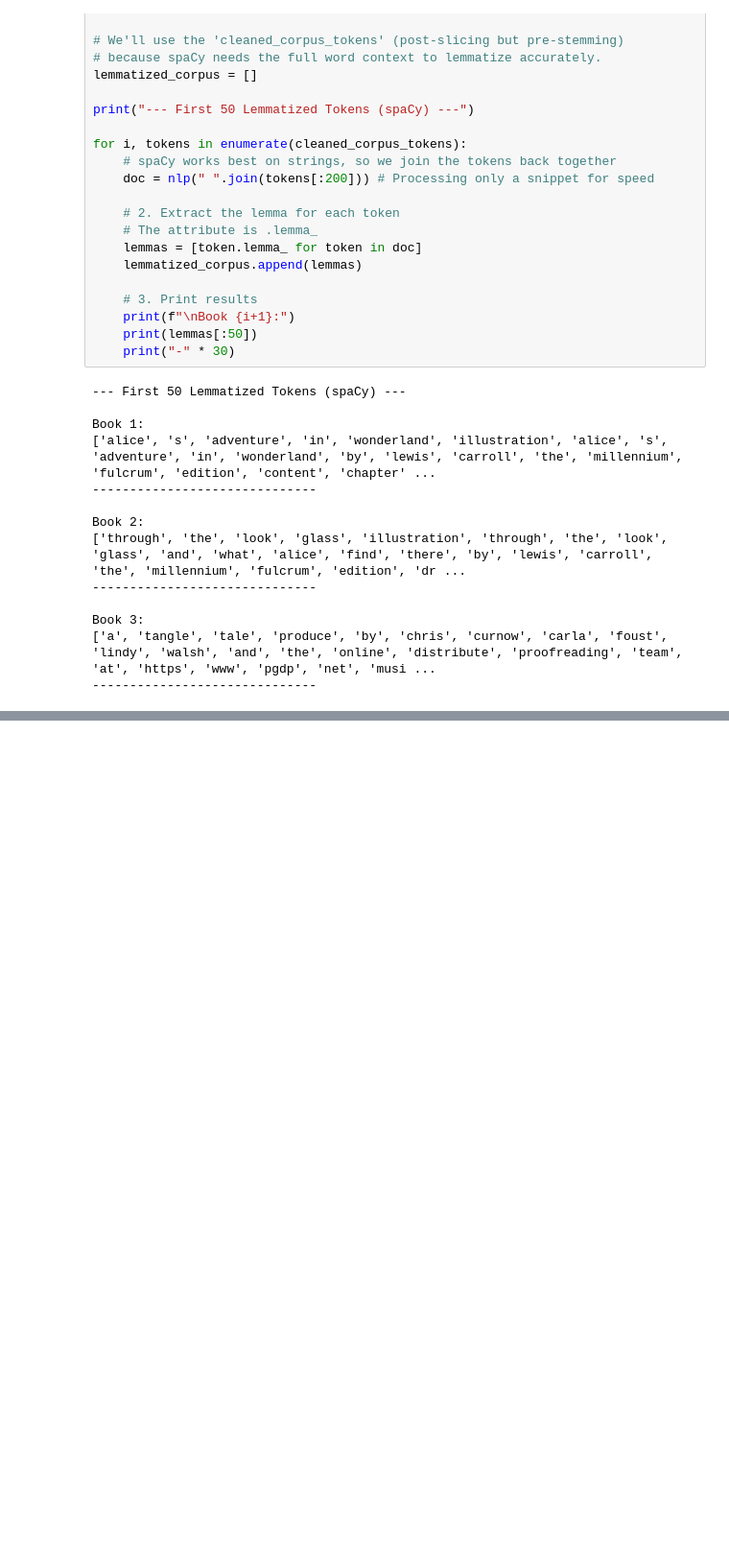
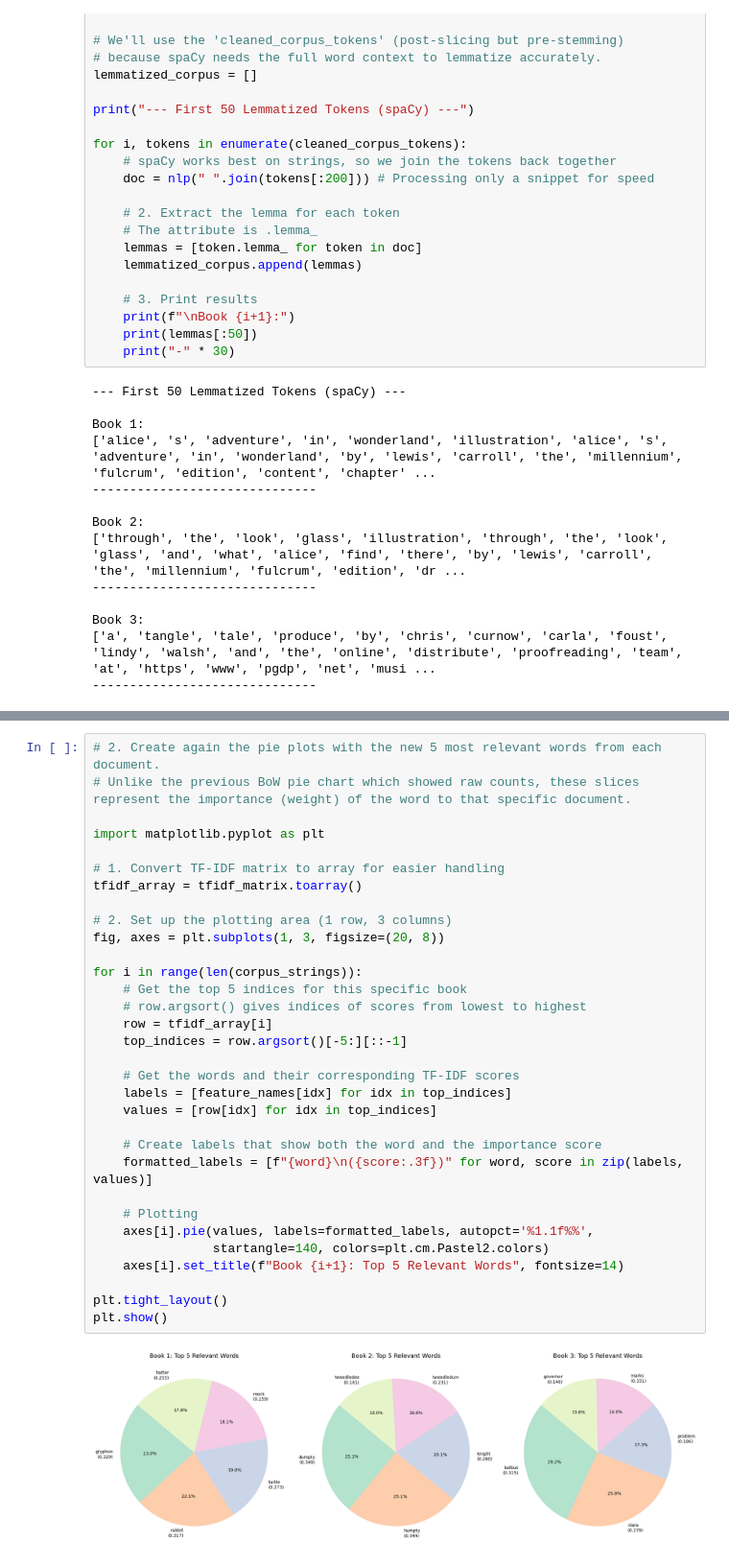
Before and after one commit to benbokser/DI193, a Jupyter notebook: week8/day1/DailyChallenge.ipynb, the cells around one changed output, grey strips where cells are left out. Shown at 96% size. Saved outputs shown, nothing was run; the diff lists cells and outputs as text; blank space fills up the shorter version.

```diff
--- a/week8/day1/DailyChallenge.ipynb
+++ b/week8/day1/DailyChallenge.ipynb
@@ -399,0 +743,34 @@ Book 3:
+# %%
+# 2. Create again the pie plots with the new 5 most relevant words from each document.
+# Unlike the previous BoW pie chart which showed raw counts, these slices represent the importance (weight) of the word to that specific document.
+
+import matplotlib.pyplot as plt
+
+# 1. Convert TF-IDF matrix to array for easier handling
+tfidf_array = tfidf_matrix.toarray()
+
+# 2. Set up the plotting area (1 row, 3 columns)
+fig, axes = plt.subplots(1, 3, figsize=(20, 8))
+
+for i in range(len(corpus_strings)):
+    # Get the top 5 indices for this specific book
+    # row.argsort() gives indices of scores from lowest to highest
+    row = tfidf_array[i]
+    top_indices = row.argsort()[-5:][::-1]
+
+    # Get the words and their corresponding TF-IDF scores
+    labels = [feature_names[idx] for idx in top_indices]
+    values = [row[idx] for idx in top_indices]
+
+    # Create labels that show both the word and the importance score
+    formatted_labels = [f"{word}\n({score:.3f})" for word, score in zip(labels, values)]
+
+    # Plotting
+    axes[i].pie(values, labels=formatted_labels, autopct='%1.1f%%',
+                startangle=140, colors=plt.cm.Pastel2.colors)
+    axes[i].set_title(f"Book {i+1}: Top 5 Relevant Words", fontsize=14)
+
+plt.tight_layout()
+plt.show()
+# %% [output]
+[figure, added]
```
Also changed, not shown: parts of 15 cells of this notebook.
